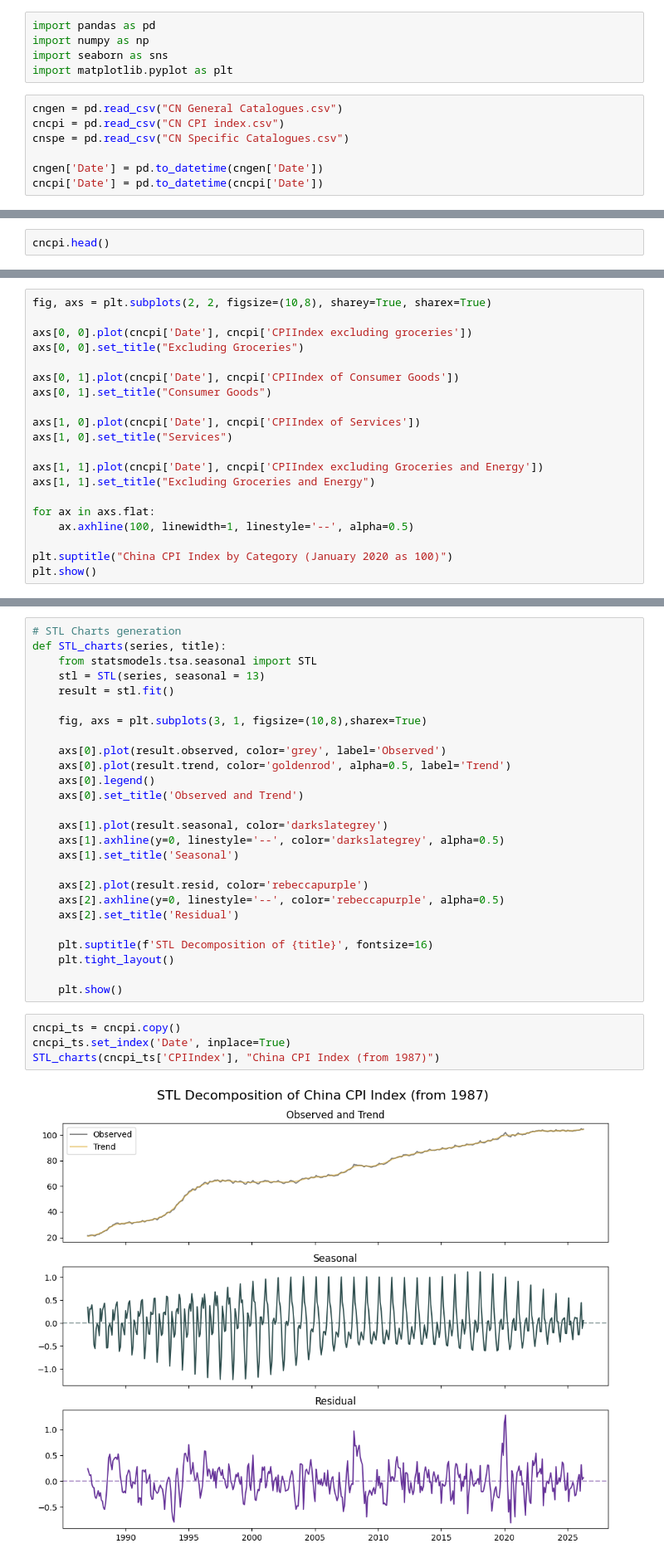
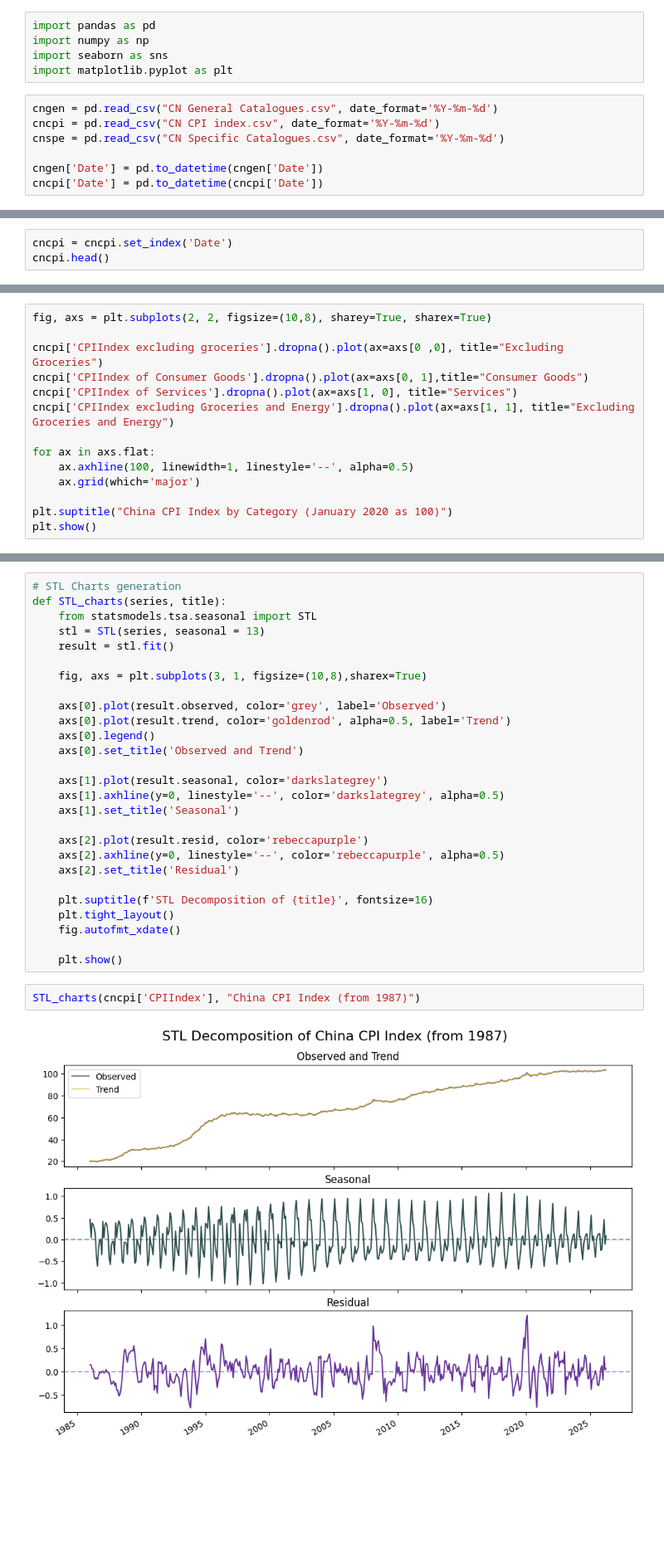
Before and after one commit to FlyingCuteCats/Freetime-Projects, a Jupyter notebook: China Retail Sales/Process.ipynb, the cells around one changed output, grey strips where cells are left out. Shown at 83% size. Drawn from its saved outputs; the diff is of its cells as text; blank space fills up the shorter version.

```diff
--- a/China Retail Sales/Process.ipynb
+++ b/China Retail Sales/Process.ipynb
@@ -4,9 +4,9 @@ import numpy as np
 import seaborn as sns
 import matplotlib.pyplot as plt
 # %%
-cngen = pd.read_csv("CN General Catalogues.csv")
-cncpi = pd.read_csv("CN CPI index.csv")
-cnspe = pd.read_csv("CN Specific Catalogues.csv")
+cngen = pd.read_csv("CN General Catalogues.csv", date_format='%Y-%m-%d')
+cncpi = pd.read_csv("CN CPI index.csv", date_format='%Y-%m-%d')
+cnspe = pd.read_csv("CN Specific Catalogues.csv", date_format='%Y-%m-%d')
 
 cngen['Date'] = pd.to_datetime(cngen['Date'])
 cncpi['Date'] = pd.to_datetime(cncpi['Date'])
@@ -53,3 +51,4 @@ cnadj.head()
 # %%
+cncpi = cncpi.set_index('Date')
 cncpi.head()
 # %% [output]
@@ -76,20 +89,14 @@ plt.show()
 # %%
 fig, axs = plt.subplots(2, 2, figsize=(10,8), sharey=True, sharex=True)
 
-axs[0, 0].plot(cncpi['Date'], cncpi['CPIIndex excluding groceries'])
-axs[0, 0].set_title("Excluding Groceries")
-
-axs[0, 1].plot(cncpi['Date'], cncpi['CPIIndex of Consumer Goods'])
-axs[0, 1].set_title("Consumer Goods")
-
-axs[1, 0].plot(cncpi['Date'], cncpi['CPIIndex of Services'])
-axs[1, 0].set_title("Services")
-
-axs[1, 1].plot(cncpi['Date'], cncpi['CPIIndex excluding Groceries and Energy'])
-axs[1, 1].set_title("Excluding Groceries and Energy")
+cncpi['CPIIndex excluding groceries'].dropna().plot(ax=axs[0 ,0], title="Excluding Groceries")
+cncpi['CPIIndex of Consumer Goods'].dropna().plot(ax=axs[0, 1],title="Consumer Goods")
+cncpi['CPIIndex of Services'].dropna().plot(ax=axs[1, 0], title="Services")
+cncpi['CPIIndex excluding Groceries and Energy'].dropna().plot(ax=axs[1, 1], title="Excluding Groceries and Energy")
 
 for ax in axs.flat:
     ax.axhline(100, linewidth=1, linestyle='--', alpha=0.5)
+    ax.grid(which='major')
 
 plt.suptitle("China CPI Index by Category (January 2020 as 100)")
 plt.show()
@@ -119,12 +126,11 @@ def STL_charts(series, title):
 
     plt.suptitle(f'STL Decomposition of {title}', fontsize=16)
     plt.tight_layout()
+    fig.autofmt_xdate()
 
     plt.show()
 # %%
-cncpi_ts = cncpi.copy()
-cncpi_ts.set_index('Date', inplace=True)
-STL_charts(cncpi_ts['CPIIndex'], "China CPI Index (from 1987)")
+STL_charts(cncpi['CPIIndex'], "China CPI Index (from 1987)")
 # %% [output]
-[figure, old version]
+[figure, new version]
 # %%
```
Also changed, not shown: parts of 28 cells of this notebook.
